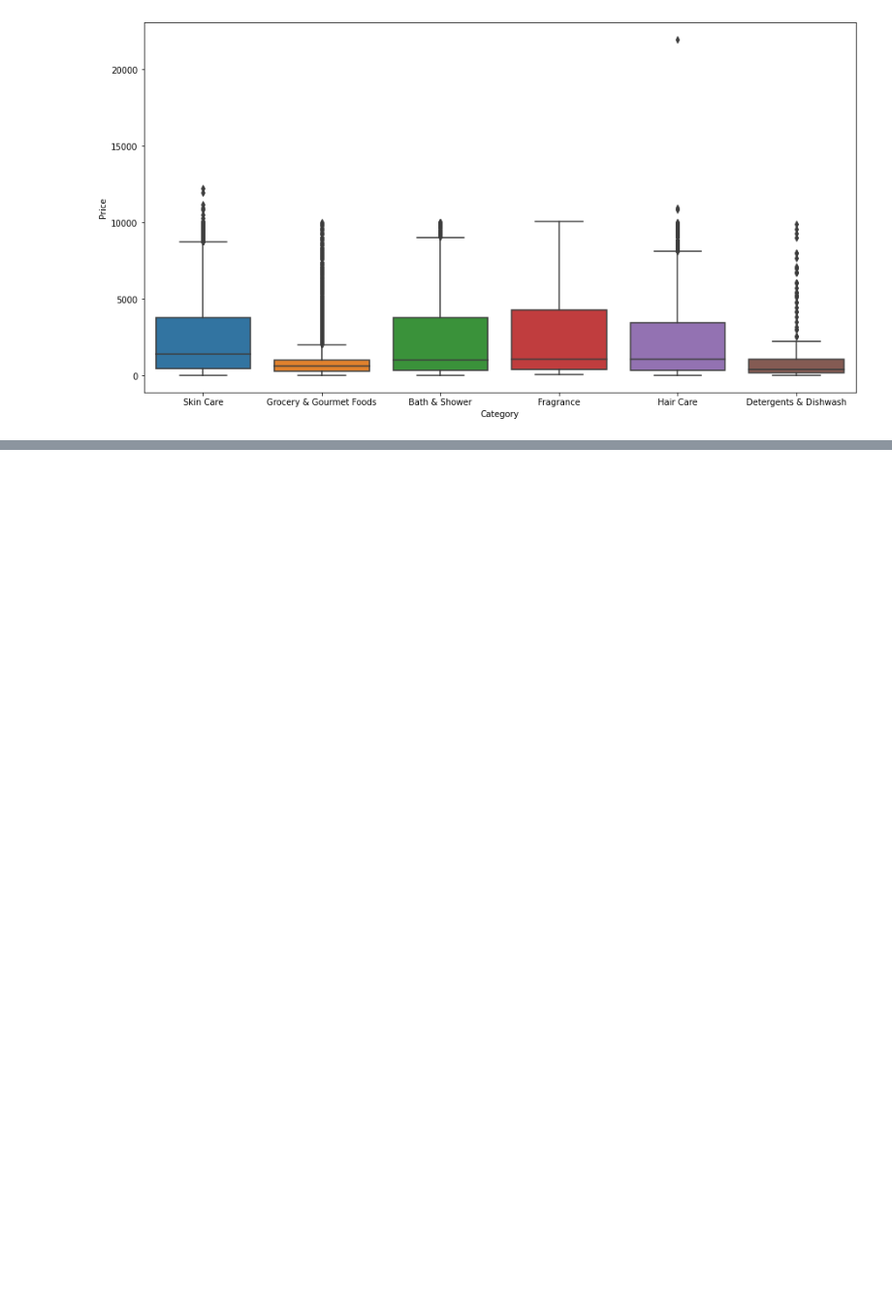
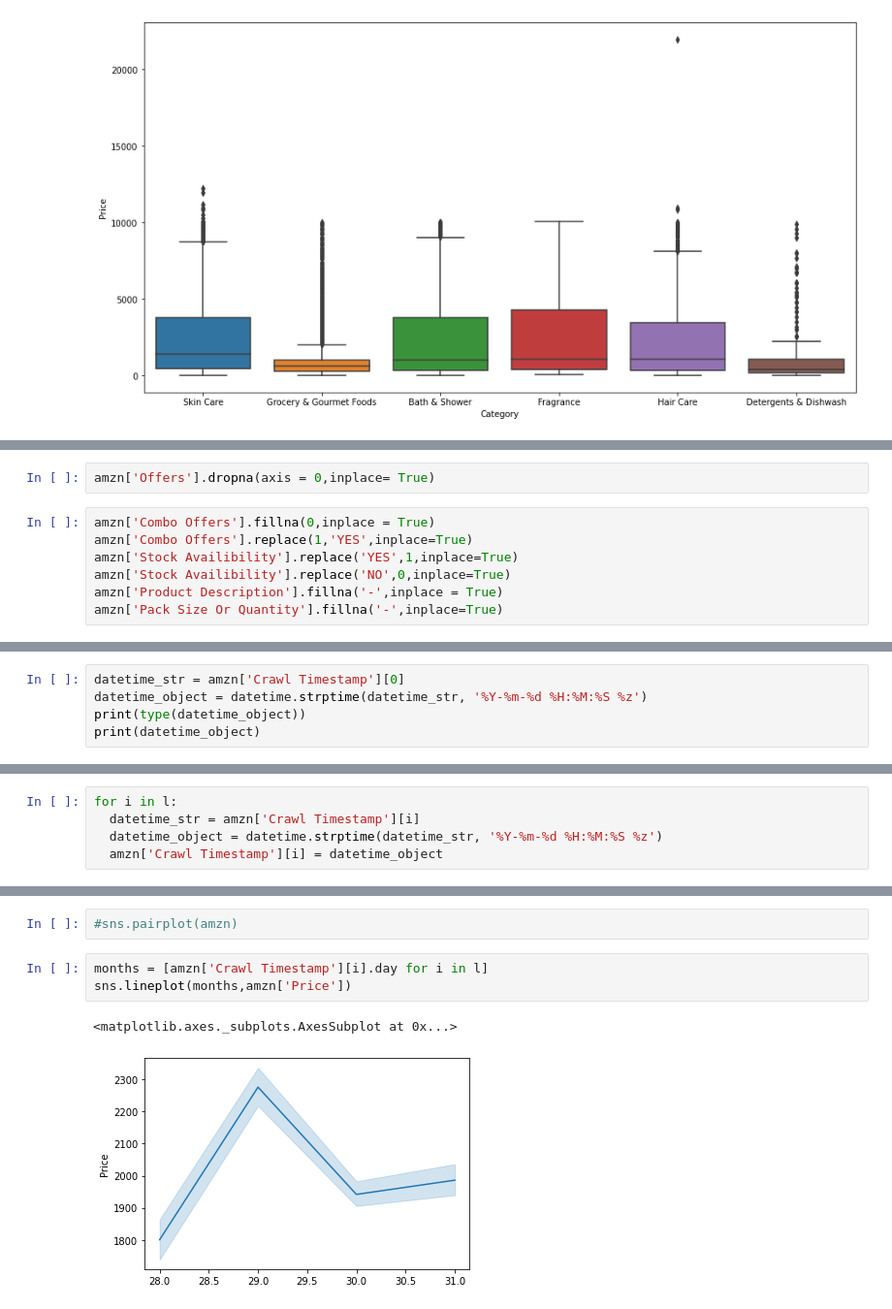
Before and after one commit to Abhishek4848/Amazon-product-listing-Analysis, a Jupyter notebook: AmazonDataAnalysis.ipynb, the cells around one changed output, grey strips where cells are left out. Shown at 97% size. Saved outputs shown, nothing was run; the diff lists cells and outputs as text; blank space fills up the shorter version.

```diff
--- a/AmazonDataAnalysis.ipynb
+++ b/AmazonDataAnalysis.ipynb
@@ -212,0 +315,9 @@ dtype: int64
+# %%
+amzn['Offers'].dropna(axis = 0,inplace= True)
+# %%
+amzn['Combo Offers'].fillna(0,inplace = True)
+amzn['Combo Offers'].replace(1,'YES',inplace=True)
+amzn['Stock Availibility'].replace('YES',1,inplace=True)
+amzn['Stock Availibility'].replace('NO',0,inplace=True)
+amzn['Product Description'].fillna('-',inplace = True)
+amzn['Pack Size Or Quantity'].fillna('-',inplace=True)
@@ -212,0 +342,5 @@ dtype: int64
+# %%
+datetime_str = amzn['Crawl Timestamp'][0]
+datetime_object = datetime.strptime(datetime_str, '%Y-%m-%d %H:%M:%S %z')
+print(type(datetime_object))
+print(datetime_object)
@@ -212,0 +350,5 @@ dtype: int64
+# %%
+for i in l:
+  datetime_str = amzn['Crawl Timestamp'][i]
+  datetime_object = datetime.strptime(datetime_str, '%Y-%m-%d %H:%M:%S %z')
+  amzn['Crawl Timestamp'][i] = datetime_object
@@ -212,0 +369,8 @@ dtype: int64
+# %%
+#sns.pairplot(amzn)
+# %%
+months = [amzn['Crawl Timestamp'][i].day for i in l]
+sns.lineplot(months,amzn['Price'])
+# %% [output]
+<matplotlib.axes._subplots.AxesSubplot at 0x...>
+[figure, added]
```
Also changed, not shown: parts of 43 cells of this notebook.
